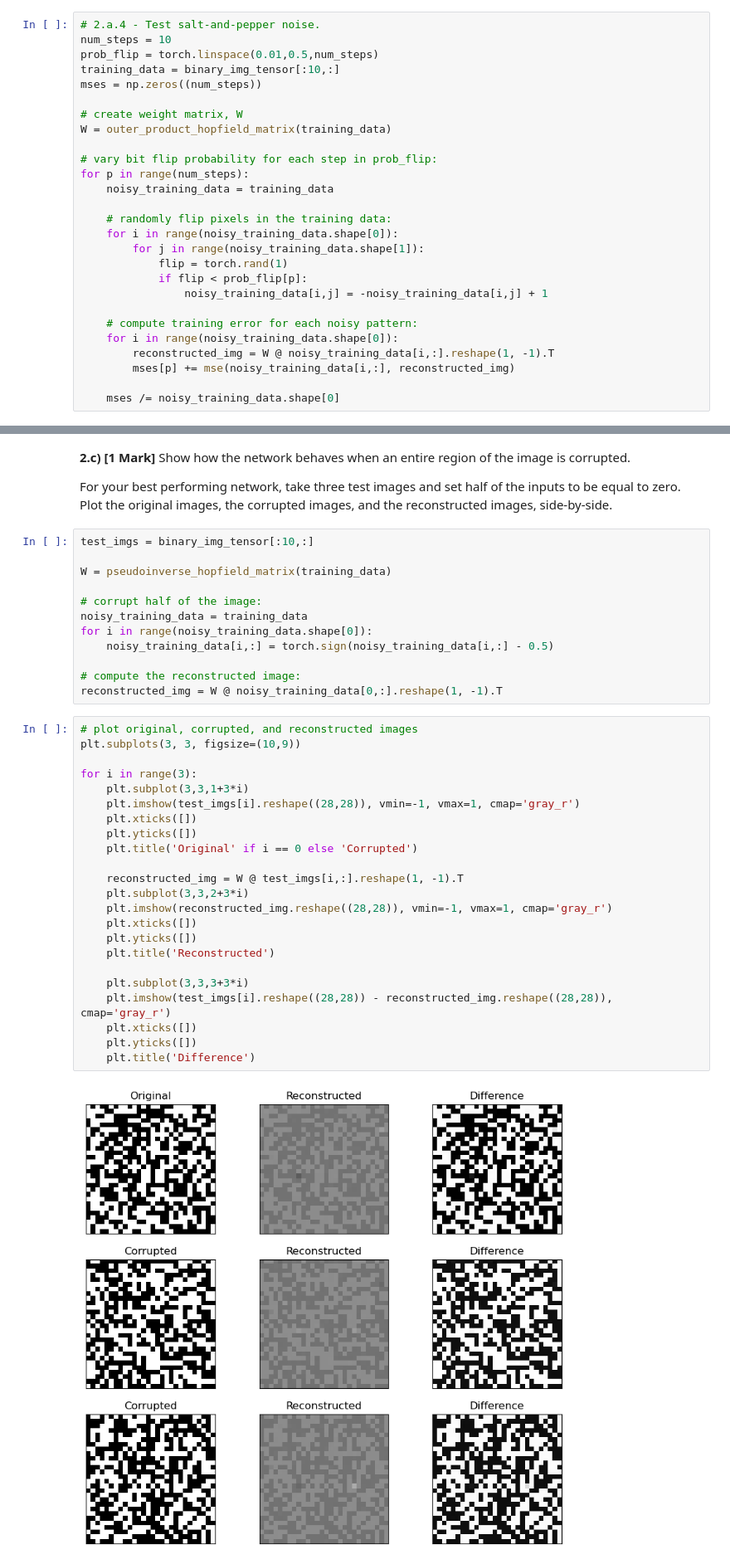
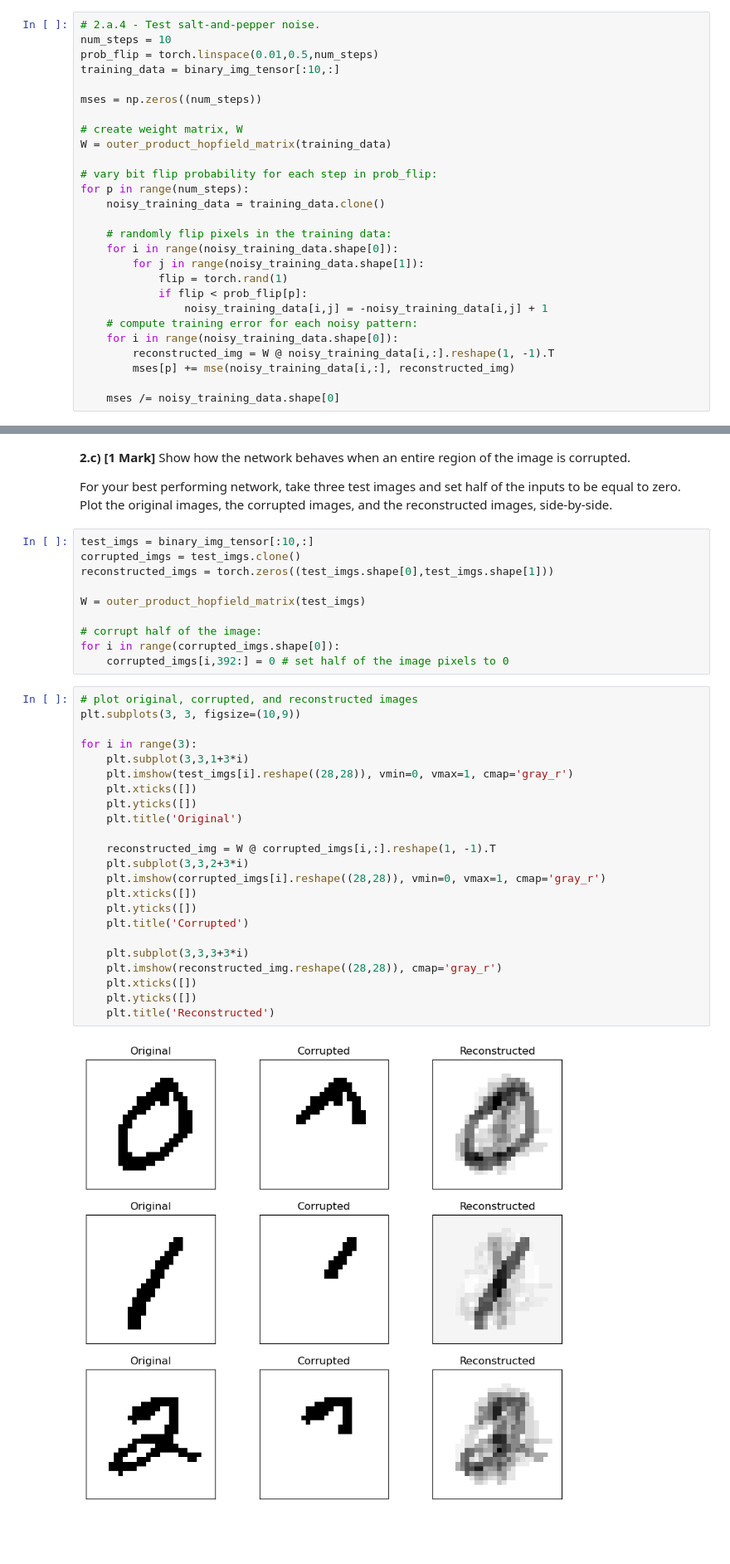
Before and after one commit to kateharvey/SYDE552, a Jupyter notebook: Assignments/20829173-syde552-assignment3.ipynb, the cells around one changed output, grey strips where cells are left out. Shown at 83% size. Cells and saved outputs as stored; diff of their text form; blank space fills up the shorter version.

```diff
--- a/Assignments/20829173-syde552-assignment3.ipynb
+++ b/Assignments/20829173-syde552-assignment3.ipynb
@@ -292,6 +324,7 @@ plt.show()
 num_steps = 10
 prob_flip = torch.linspace(0.01,0.5,num_steps)
 training_data = binary_img_tensor[:10,:]
+
 mses = np.zeros((num_steps))
 
 # create weight matrix, W
@@ -299,7 +332,7 @@ W = outer_product_hopfield_matrix(training_data)
 
 # vary bit flip probability for each step in prob_flip:
 for p in range(num_steps):
-    noisy_training_data = training_data
+    noisy_training_data = training_data.clone()
 
     # randomly flip pixels in the training data:
     for i in range(noisy_training_data.shape[0]):
@@ -307,7 +340,6 @@ for p in range(num_steps):
             flip = torch.rand(1)
             if flip < prob_flip[p]:
                 noisy_training_data[i,j] = -noisy_training_data[i,j] + 1
-
     # compute training error for each noisy pattern:
     for i in range(noisy_training_data.shape[0]):
         reconstructed_img = W @ noisy_training_data[i,:].reshape(1, -1).T
@@ -369,41 +456,39 @@ For your best performing network, take three test images and set half of the inp
 Plot the original images, the corrupted images, and the reconstructed images, side-by-side.
 # %%
 test_imgs = binary_img_tensor[:10,:]
+corrupted_imgs = test_imgs.clone()
+reconstructed_imgs = torch.zeros((test_imgs.shape[0],test_imgs.shape[1]))
 
-W = pseudoinverse_hopfield_matrix(training_data)
+W = outer_product_hopfield_matrix(test_imgs)
 
 # corrupt half of the image:
-noisy_training_data = training_data
-for i in range(noisy_training_data.shape[0]):
-    noisy_training_data[i,:] = torch.sign(noisy_training_data[i,:] - 0.5)
-
-# compute the reconstructed image:
-reconstructed_img = W @ noisy_training_data[0,:].reshape(1, -1).T
+for i in range(corrupted_imgs.shape[0]):
+    corrupted_imgs[i,392:] = 0 # set half of the image pixels to 0
 # %%
 # plot original, corrupted, and reconstructed images
 plt.subplots(3, 3, figsize=(10,9))
 
 for i in range(3):
     plt.subplot(3,3,1+3*i)
-    plt.imshow(test_imgs[i].reshape((28,28)), vmin=-1, vmax=1, cmap='gray_r')
+    plt.imshow(test_imgs[i].reshape((28,28)), vmin=0, vmax=1, cmap='gray_r')
     plt.xticks([])
     plt.yticks([])
-    plt.title('Original' if i == 0 else 'Corrupted')
+    plt.title('Original')
 
-    reconstructed_img = W @ test_imgs[i,:].reshape(1, -1).T
+    reconstructed_img = W @ corrupted_imgs[i,:].reshape(1, -1).T
     plt.subplot(3,3,2+3*i)
-    plt.imshow(reconstructed_img.reshape((28,28)), vmin=-1, vmax=1, cmap='gray_r')
+    plt.imshow(corrupted_imgs[i].reshape((28,28)), vmin=0, vmax=1, cmap='gray_r')
+    plt.xticks([])
+    plt.yticks([])
+    plt.title('Corrupted')
+
+    plt.subplot(3,3,3+3*i)
+    plt.imshow(reconstructed_img.reshape((28,28)), cmap='gray_r')
     plt.xticks([])
     plt.yticks([])
     plt.title('Reconstructed')
-
-    plt.subplot(3,3,3+3*i)
-    plt.imshow(test_imgs[i].reshape((28,28)) - reconstructed_img.reshape((28,28)), cmap='gray_r')
-    plt.xticks([])
-    plt.yticks([])
-    plt.title('Difference')
 # %% [output]
-[figure, old version]
+[figure, new version]
 # %% [markdown]
 # 3. Autoencoders
 
```
Also changed, not shown: parts of 19 cells of this notebook.
